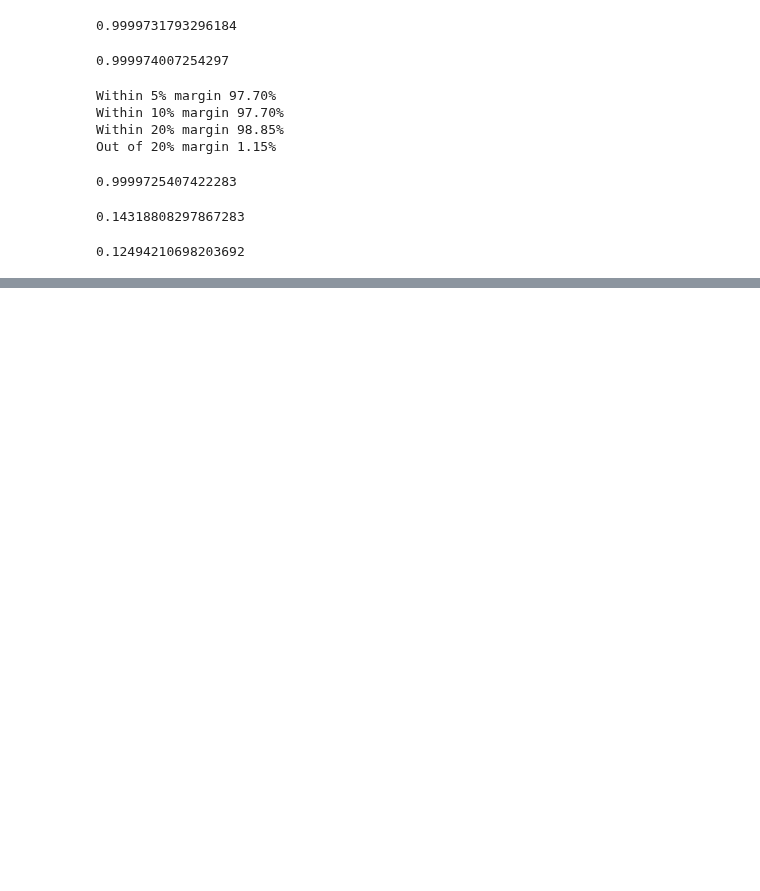
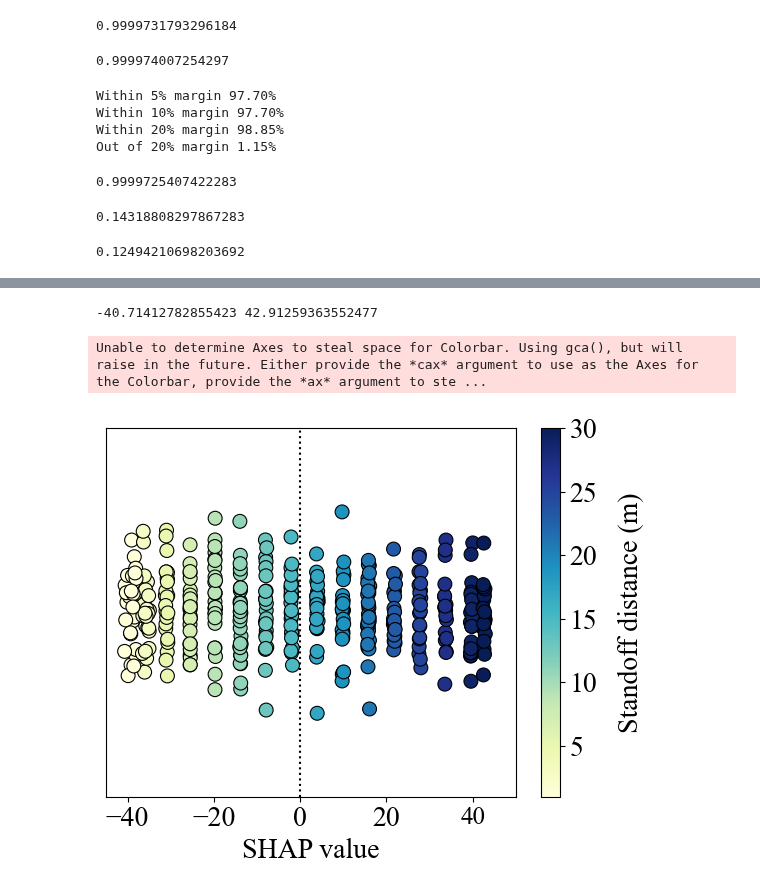
Before and after one commit to ChamodiWidanage/Pressure_history_2, a Jupyter notebook: IP_Change_time/IP_Change_ANN_3.ipynb, the cells around one changed output, grey strips where cells are left out. Drawn from its saved outputs; the diff is of its cells as text; code cells hidden in the pictures; blank space fills up the shorter version.

```diff
--- a/IP_Change_time/IP_Change_ANN_3.ipynb
+++ b/IP_Change_time/IP_Change_ANN_3.ipynb
@@ -349,0 +450,63 @@ ann = load_model('Change_ANN_3')
+# %%
+selected_shap_values = shap_values[0]
+
+# Assuming shap_values2 is the SHAP values array and X_train is the NumPy array
+feature_idx = 1  # Index of the feature you want to visualize
+
+# Extract the SHAP values and feature values for the specific feature
+feature_shap_values = selected_shap_values[:, feature_idx]  # SHAP values for the feature
+feature_values = X_train[:, feature_idx]  # Feature values
+
+# Set up the plot
+plt.figure(figsize=(6, 5))
+
+# Create a jitter for y-values to better visualize overlapping points
+y_random_jitter = np.random.normal(loc=0, scale=0.1, size=feature_shap_values.size)
+
+# Set y-axis limits
+plt.ylim(-0.5, 0.5)
+print(min(feature_shap_values), max(feature_shap_values))
+plt.xlim(-45, 50)
+
+# Plot the scatter plot with color mapping based on feature values
+sns.scatterplot(
+    x=feature_shap_values,
+    y=y_random_jitter,
+    s=100,
+    hue=feature_values,
+    palette='YlGnBu',
+    edgecolor='black',
+    legend=None,
+    alpha=1
+)
+
+# Remove y-ticks
+plt.yticks([])
+#plt.xticks([-5,-2.5,0,2.5,5,7.5,10])
+
+# Create a color bar with a label
+sm = plt.cm.ScalarMappable(cmap="YlGnBu", norm=plt.Normalize(vmin=feature_values.min(), vmax=feature_values.max()))
+sm.set_array([])
+cbar = plt.colorbar(sm)
+cbar.set_label('Standoff distance (m)', rotation=90, labelpad=15, fontsize=20)
+cbar.ax.tick_params(labelsize=20)
+
+# Add a vertical line at the mean SHAP value
+mean_val = 0
+plt.axvline(mean_val, color='black', linestyle=':')
+
+# Set the title and labels with appropriate font sizes
+#plt.title('Superplasticiser %', fontsize=18)
+plt.xlabel('SHAP value', fontsize=20)
+plt.xticks(fontsize=20)
+
+# Adjust layout for better fit
+plt.tight_layout()
+
+plt.savefig('Change_ANN3_5.png', dpi=200, bbox_inches='tight')
+# Show the plot
+plt.show()
+# %% [output]
+-40.71412782855423 42.91259363552477
+Unable to determine Axes to steal space for Colorbar. Using gca(), but will raise in the future. Either provide the *cax* argument to use as the Axes for the Colorbar, provide the *ax* argument to ste ...
+[figure, added]
```
Also changed, not shown: parts of 5 cells of this notebook, 49 other files.
